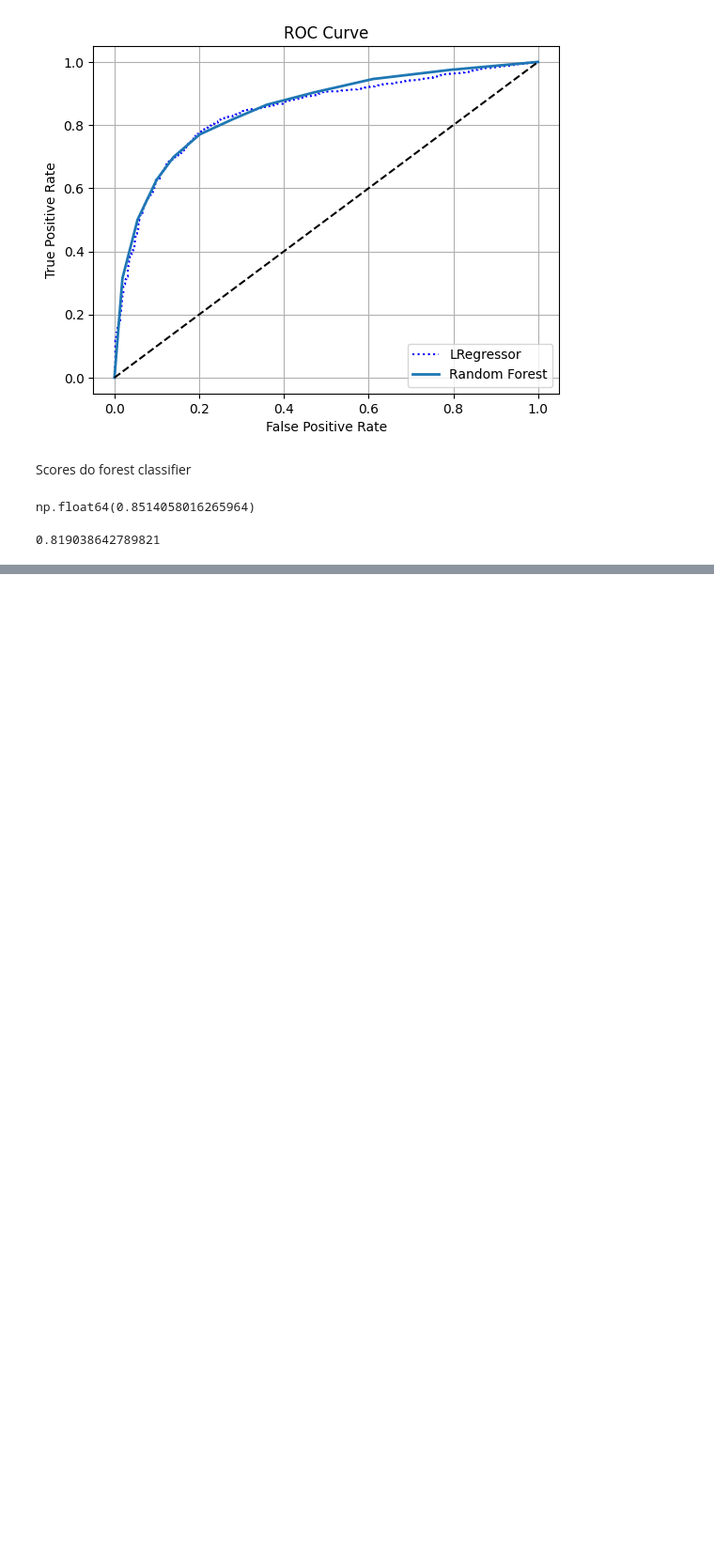
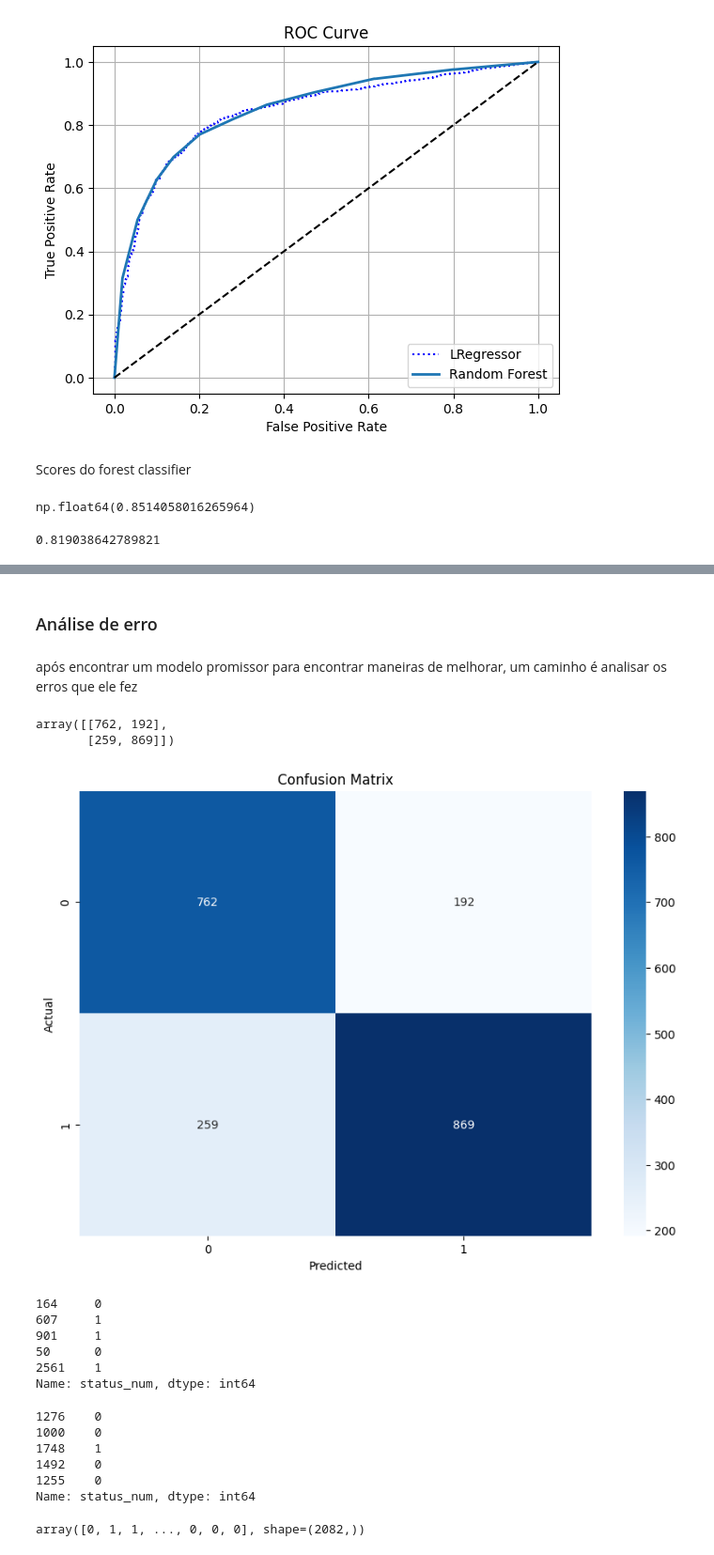
Before and after one commit to motamarcelo/jupyter_notebooks, a Jupyter notebook: Evasao.ipynb, the cells around one changed output, grey strips where cells are left out. Shown at 94% size. Saved outputs shown, nothing was run; the diff lists cells and outputs as text; code cells hidden in the pictures; blank space fills up the shorter version.

Commit message:
adiciona analise de erro

```diff
--- a/Evasao.ipynb
+++ b/Evasao.ipynb
@@ -653,0 +656,42 @@ recall_score(evasion_labels, labels_train_pred)
+# %% [markdown]
+### Análise de erro
+# %% [markdown]
+após encontrar um modelo promissor para encontrar maneiras de melhorar, um caminho é analisar os erros que ele fez
+# %%
+label_train_pred = cross_val_predict(forest_class, evasion_prepared, evasion_labels, cv=3)
+conf_mx = confusion_matrix(evasion_labels, label_train_pred)
+conf_mx
+# %% [output]
+array([[762, 192],
+       [259, 869]])
+# %%
+plt.figure(figsize=(10,7))
+sns.heatmap(conf_mx, annot=True, fmt='d', cmap='Blues')
+plt.xlabel('Predicted')
+plt.ylabel('Actual')
+plt.title('Confusion Matrix')
+plt.show()
+# %% [output]
+[figure, added]
+# %%
+evasion_labels.head()
+# %% [output]
+164     0
+607     1
+901     1
+50      0
+2561    1
+Name: status_num, dtype: int64
+# %%
+evasion_labels.tail()
+# %% [output]
+1276    0
+1000    0
+1748    1
+1492    0
+1255    0
+Name: status_num, dtype: int64
+# %%
+label_train_pred
+# %% [output]
+array([0, 1, 1, ..., 0, 0, 0], shape=(2082,))
```
Also changed, not shown: parts of 21 cells of this notebook.
